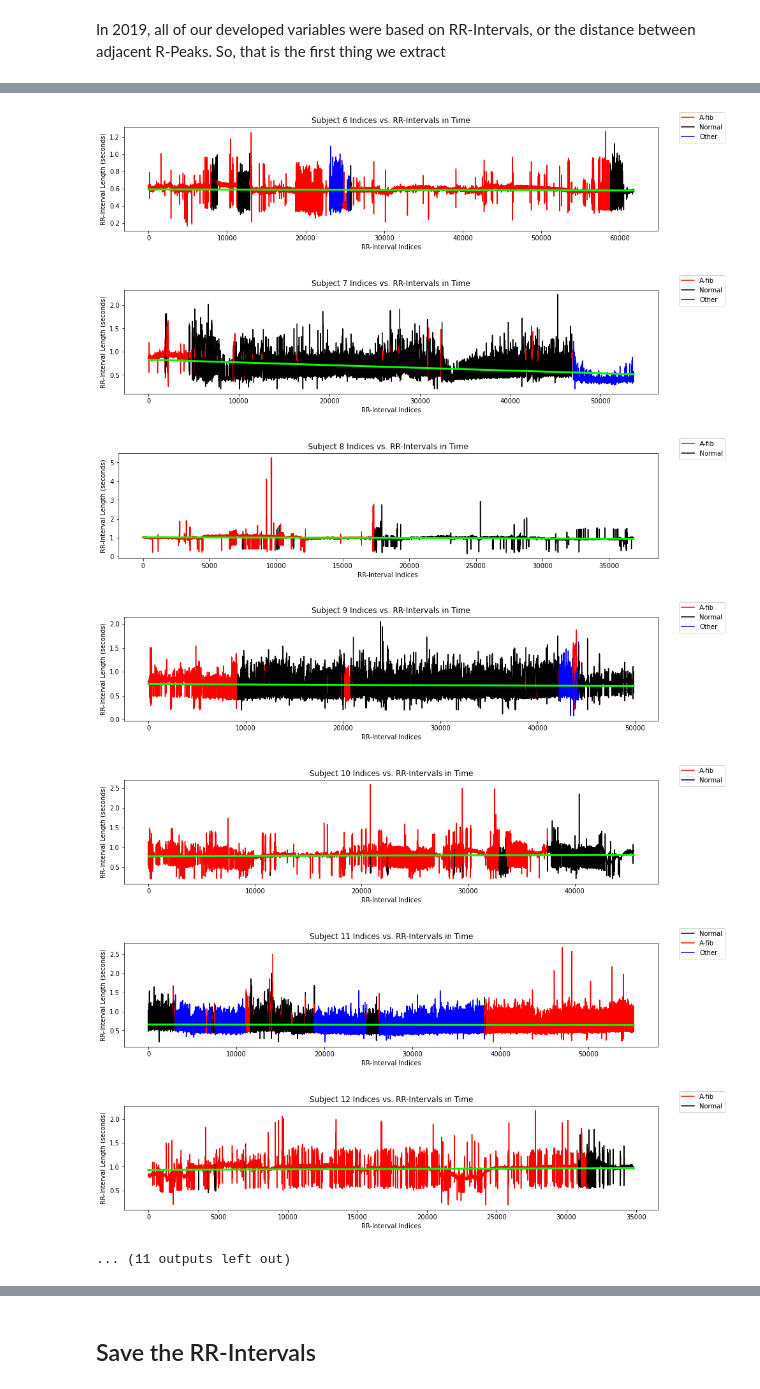
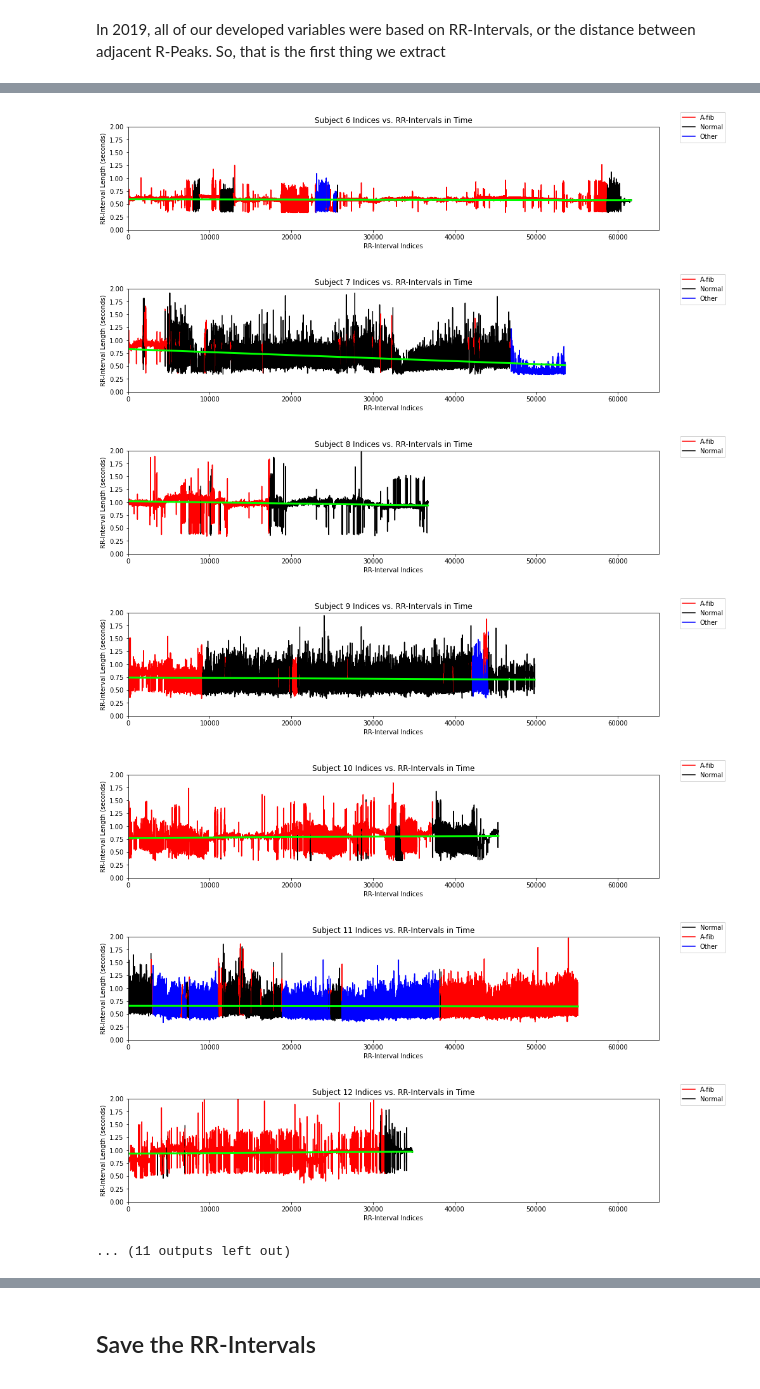
Before and after one commit to NNLUliskey/svsm_ml_2022, a Jupyter notebook: Volatility.ipynb, the cells around one changed output, grey strips where cells are left out. Saved outputs shown, nothing was run; the diff lists cells and outputs as text; code cells hidden in the pictures.

Commit message:
Update Volatility.ipynb
Remove Outliers and Add Volatility Graphs

```diff
--- a/Volatility.ipynb
+++ b/Volatility.ipynb
@@ -79,7 +101,10 @@ for subject in rr_ints:
     subject_time = []
     for interval in subject:
         time = interval/250
-        subject_time.append(time)
+        if time <= 2 and time >= (1/3):
+            subject_time.append(time)
+        else:
+            subject_time.append(-1)
     rr_timeints.append(subject_time)
 # %%
 #from Tutorial_Extract_MIT-BIH import atr_labels
@@ -107,6 +132,7 @@ for integer in tqdm(range(0, 23)):
                 elif types == 'Other' and row['Other']:
                     main_list.append('O')
     df = df.assign(Rhythm=main_list)
+    df = df.query('Interval != -1')
     subject_list.append(df)
 # %%
 comp = '' #Compare when df['Rhythm'] changes from normal to Afib
@@ -127,6 +153,8 @@ for df in tqdm(subject_list): #iterate through all subjects
     plt.title('Subject ' + str(subject_counter+1) + ' Indices vs. RR-Intervals in Time')
     plt.xlabel('RR-Interval Indices')
     plt.ylabel('RR-Interval Length (seconds)')
+    axs.set_xlim([0, 65000])
+    axs.set_ylim([0, 2])
 
     #Set x and y for line of best fit
     upper = len(df['Rhythm'])
@@ -134,11 +162,26 @@ for df in tqdm(subject_list): #iterate through all subjects
     for num in range(0, upper):
         indices_list.append(num)
     x = np.array(indices_list)
-    y = rr_timeints[subject_counter]
+    y = df['Interval']#df['Interval']
 
     #find line of best fit
     a, b = np.polyfit(x, y, 1)
 
+#     lowess_model = lowess.Lowess()
+#     lowess_model.fit(x, y)
+
+#     # Model prediction
+#     print('before')
+#     x_pred = np.linspace(0, 65000, 100)
+#     print('between')
+#     y_pred = lowess_model.predict(x_pred)
+
+#     # Plotting
+#     plt.plot(x_pred, y_pred, '--', label='LOWESS', color='k', zorder=3)
+#     plt.scatter(x, y, label='Noisy Sin Wave', color='C1', s=5, zorder=1)
+#     plt.legend(frameon=False)
+
+#     print('Hello')
 
 
     for item in df['Rhythm']: #iterate through each letter (rhythm) in each dataframe for each subject
@@ -149,51 +192,50 @@ for df in tqdm(subject_list): #iterate through all subjects
 
             if item == 'N':
                 if ins_norm_counter == 0:
-                    axs.plot(range(mini, counter), rr_timeints[subject_counter][mini:counter], color='black',label = 'Normal')
+                    axs.plot(range(mini, counter), df['Interval'][mini:counter], color='black',label = 'Normal')
                     ins_norm_counter += 1
                 else:
-                    axs.plot(range(mini, counter), rr_timeints[subject_counter][mini:counter], color='black')
+                    axs.plot(range(mini, counter), df['Interval'][mini:counter], color='black')
 
             if item == 'O':
                 if ins_other_counter == 0:
-                    axs.plot(range(mini, counter), rr_timeints[subject_counter][mini:counter], color='b',label = 'Other')
+                    axs.plot(range(mini, counter), df['Interval'][mini:counter], color='b',label = 'Other')
                     ins_other_counter += 1
                 else:
-                    axs.plot(range(mini, counter), rr_timeints[subject_counter][mini:counter], color='b')
+                    axs.plot(range(mini, counter), df['Interval'][mini:counter], color='b')
 
             if item == 'A':
                 if ins_afib_counter == 0:
-                    axs.plot(range(mini, counter), rr_timeints[subject_counter][mini:counter], color='red',label = 'A-fib')
+                    axs.plot(range(mini, counter), df['Interval'][mini:counter], color='red',label = 'A-fib')
                     ins_afib_counter += 1
                 else:
-                    axs.plot(range(mini, counter), rr_timeints[subject_counter][mini:counter], color='red')
+                    axs.plot(range(mini, counter), df['Interval'][mini:counter], color='red')
             mini = counter #resets starting x to new one
 
         elif counter == len(df['Rhythm']):
 
             if item == 'N':
                 if ins_norm_counter == 0:
-                    axs.plot(range(mini, counter), rr_timeints[subject_counter][mini:counter], color='black',label = 'Normal')
+                    axs.plot(range(mini, counter), df['Interval'][mini:counter], color='black',label = 'Normal')
                     ins_norm_counter += 1
                 else:
-                    axs.plot(range(mini, counter), rr_timeints[subject_counter][mini:counter], color='black')
+                    axs.plot(range(mini, counter), df['Interval'][mini:counter], color='black')
 
             if item == 'O':
                 if ins_other_counter == 0:
-                    axs.plot(range(mini, counter), rr_timeints[subject_counter][mini:counter], color='b',label = 'Other')
+                    axs.plot(range(mini, counter), df['Interval'][mini:counter], color='b',label = 'Other')
                     ins_other_counter += 1
                 else:
-                    axs.plot(range(mini, counter), rr_timeints[subject_counter][mini:counter], color='b')
+                    axs.plot(range(mini, counter), df['Interval'][mini:counter], color='b')
 
             if item == 'A':
                 if ins_afib_counter == 0:
-                    axs.plot(range(mini, counter), rr_timeints[subject_counter][mini:counter], color='red',label = 'A-fib')
+                    axs.plot(range(mini, counter), df['Interval'][mini:counter], color='red',label = 'A-fib')
                     ins_afib_counter += 1
                 else:
-                    axs.plot(range(mini, counter), rr_timeints[subject_counter][mini:counter], color='red')
+                    axs.plot(range(mini, counter), df['Interval'][mini:counter], color='red')
 
         comp = item #comparator for each item in df['Rhythm']
-
     subject_counter += 1
     fig.legend(loc='upper right') #show legends
 
@@ -211,10 +253,10 @@ plt.show()
-[figure, old version]
+[figure, new version]
-[figure, old version]
+[figure, new version]
-[figure, old version]
+[figure, new version]
-[figure, old version]
+[figure, new version]
-[figure, old version]
+[figure, new version]
-[figure, old version]
+[figure, new version]
-[figure, old version]
+[figure, new version]
 ... (11 outputs left out)
 # %%
 #SEE HISTOGRAMS BELOW
```
Also changed, not shown: parts of 9 cells of this notebook.
